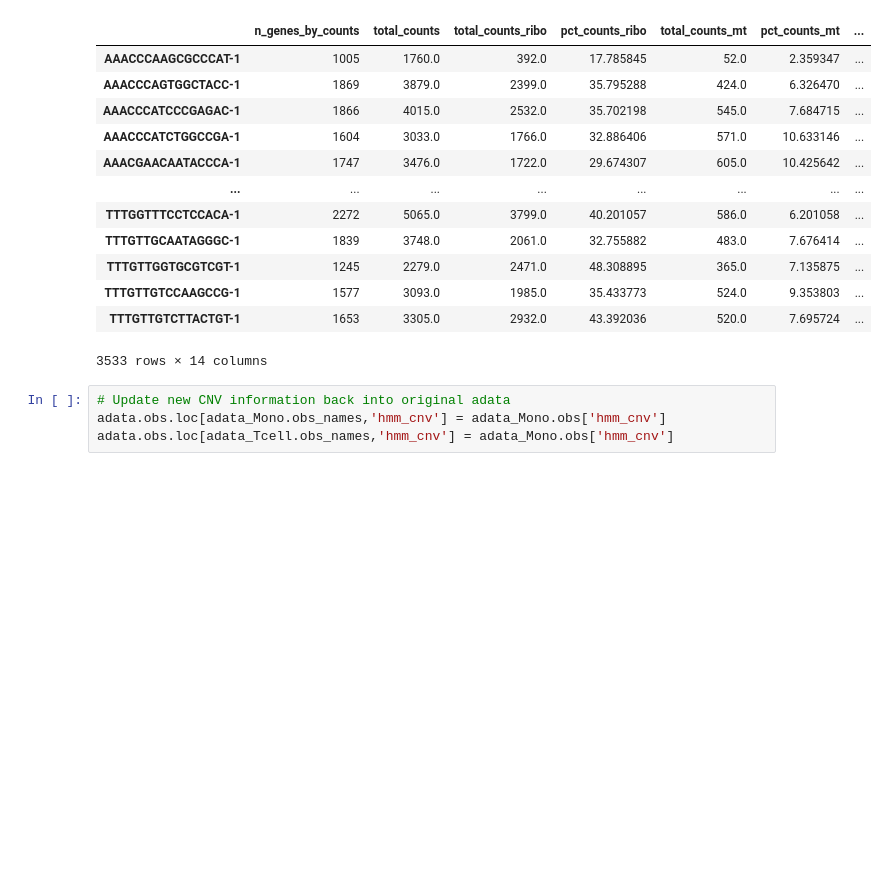
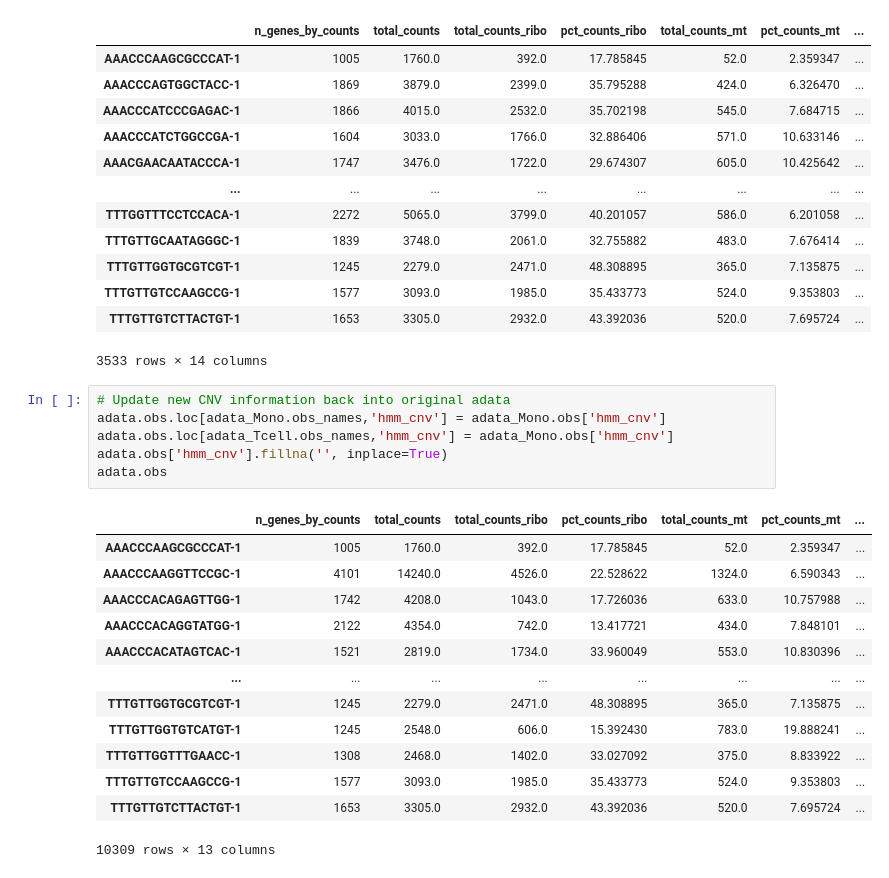
Before and after one commit to bly2/CSCB-2025-Final, a Jupyter notebook: benchmark_PBMC.ipynb, the cells around one changed output. Drawn from its saved outputs; the diff is of its cells as text; blank space fills up the shorter version.

```diff
--- a/infercnv_main.ipynb
+++ b/benchmark_PBMC.ipynb
@@ -104,5 +104,21 @@ adata_Tcell.obs
 # %%
 # Update new CNV information back into original adata
 adata.obs.loc[adata_Mono.obs_names,'hmm_cnv'] = adata_Mono.obs['hmm_cnv']
 adata.obs.loc[adata_Tcell.obs_names,'hmm_cnv'] = adata_Mono.obs['hmm_cnv']
+adata.obs['hmm_cnv'].fillna('', inplace=True)
+adata.obs
+# %% [output]
+|  | n_genes_by_counts | total_counts | total_counts_ribo | pct_counts_ribo | total_counts_mt | pct_counts_mt | ... |
+| AAACCCAAGCGCCCAT-1 | 1005 | 1760.0 | 392.0 | 17.785845 | 52.0 | 2.359347 | ... |
+| AAACCCAAGGTTCCGC-1 | 4101 | 14240.0 | 4526.0 | 22.528622 | 1324.0 | 6.590343 | ... |
+| AAACCCACAGAGTTGG-1 | 1742 | 4208.0 | 1043.0 | 17.726036 | 633.0 | 10.757988 | ... |
+| AAACCCACAGGTATGG-1 | 2122 | 4354.0 | 742.0 | 13.417721 | 434.0 | 7.848101 | ... |
+| AAACCCACATAGTCAC-1 | 1521 | 2819.0 | 1734.0 | 33.960049 | 553.0 | 10.830396 | ... |
+| ... | ... | ... | ... | ... | ... | ... | ... |
+| TTTGTTGGTGCGTCGT-1 | 1245 | 2279.0 | 2471.0 | 48.308895 | 365.0 | 7.135875 | ... |
+| TTTGTTGGTGTCATGT-1 | 1245 | 2548.0 | 606.0 | 15.392430 | 783.0 | 19.888241 | ... |
+| TTTGTTGGTTTGAACC-1 | 1308 | 2468.0 | 1402.0 | 33.027092 | 375.0 | 8.833922 | ... |
+| TTTGTTGTCCAAGCCG-1 | 1577 | 3093.0 | 1985.0 | 35.433773 | 524.0 | 9.353803 | ... |
+| TTTGTTGTCTTACTGT-1 | 1653 | 3305.0 | 2932.0 | 43.392036 | 520.0 | 7.695724 | ... |
+10309 rows × 13 columns
 # %%
```
Also changed, not shown: parts of 1 cell of this notebook, 1 other file.
